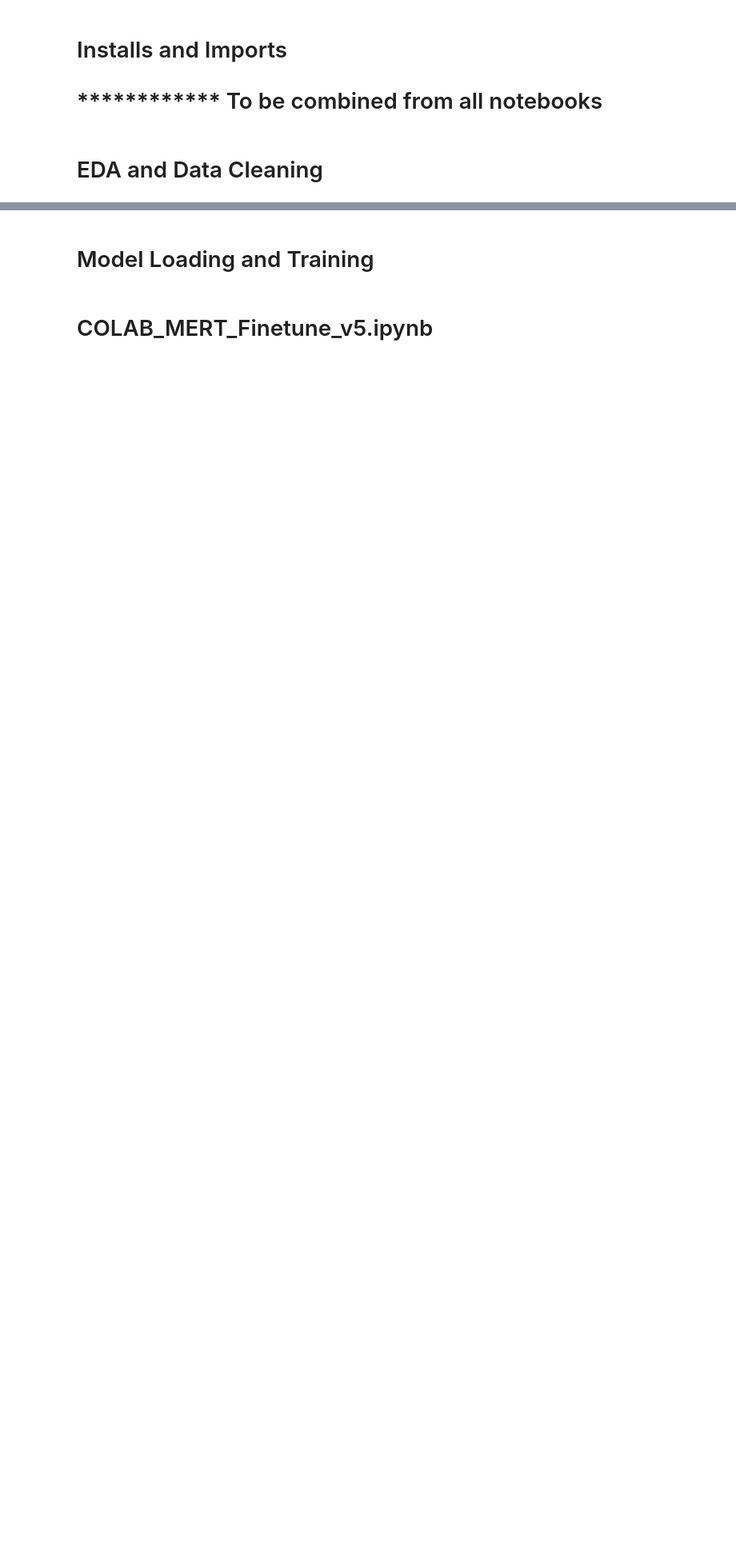
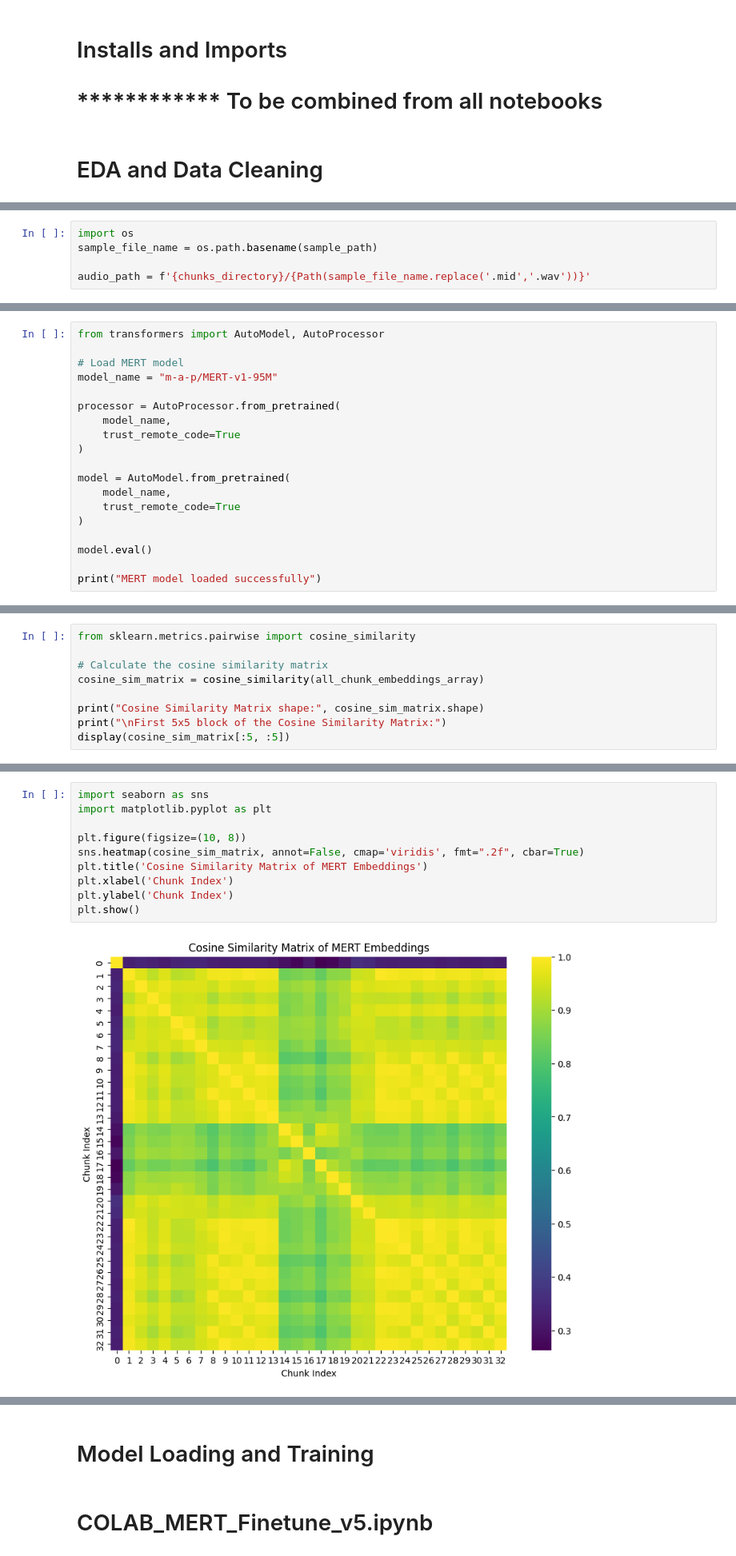
Before and after one commit to mperumal-usd/capstone_team_3, a Jupyter notebook: Combined_Final_Notebook.ipynb, the cells around one changed output, grey strips where cells are left out. Shown at 80% size. Drawn from its saved outputs; the diff is of its cells as text; blank space fills up the shorter version.

```diff
--- a/Combined_Final_Notebook.ipynb
+++ b/Combined_Final_Notebook.ipynb
@@ -21,0 +411,5 @@ Train/Validation: https://www.kaggle.com/datasets/soumikrakshit/classical-music-
+# %%
+import os
+sample_file_name = os.path.basename(sample_path)
+
+audio_path = f'{chunks_directory}/{Path(sample_file_name.replace('.mid','.wav'))}'
@@ -21,0 +491,19 @@ Train/Validation: https://www.kaggle.com/datasets/soumikrakshit/classical-music-
+# %%
+from transformers import AutoModel, AutoProcessor
+
+# Load MERT model
+model_name = "m-a-p/MERT-v1-95M"
+
+processor = AutoProcessor.from_pretrained(
+    model_name,
+    trust_remote_code=True
+)
+
+model = AutoModel.from_pretrained(
+    model_name,
+    trust_remote_code=True
+)
+
+model.eval()
+
+print("MERT model loaded successfully")
@@ -21,0 +589,9 @@ Train/Validation: https://www.kaggle.com/datasets/soumikrakshit/classical-music-
+# %%
+from sklearn.metrics.pairwise import cosine_similarity
+
+# Calculate the cosine similarity matrix
+cosine_sim_matrix = cosine_similarity(all_chunk_embeddings_array)
+
+print("Cosine Similarity Matrix shape:", cosine_sim_matrix.shape)
+print("\nFirst 5x5 block of the Cosine Similarity Matrix:")
+display(cosine_sim_matrix[:5, :5])
@@ -21,0 +608,12 @@ Train/Validation: https://www.kaggle.com/datasets/soumikrakshit/classical-music-
+# %%
+import seaborn as sns
+import matplotlib.pyplot as plt
+
+plt.figure(figsize=(10, 8))
+sns.heatmap(cosine_sim_matrix, annot=False, cmap='viridis', fmt=".2f", cbar=True)
+plt.title('Cosine Similarity Matrix of MERT Embeddings')
+plt.xlabel('Chunk Index')
+plt.ylabel('Chunk Index')
+plt.show()
+# %% [output]
+[figure, added]
```
Also changed, not shown: parts of 23 cells of this notebook, 1 other file.
